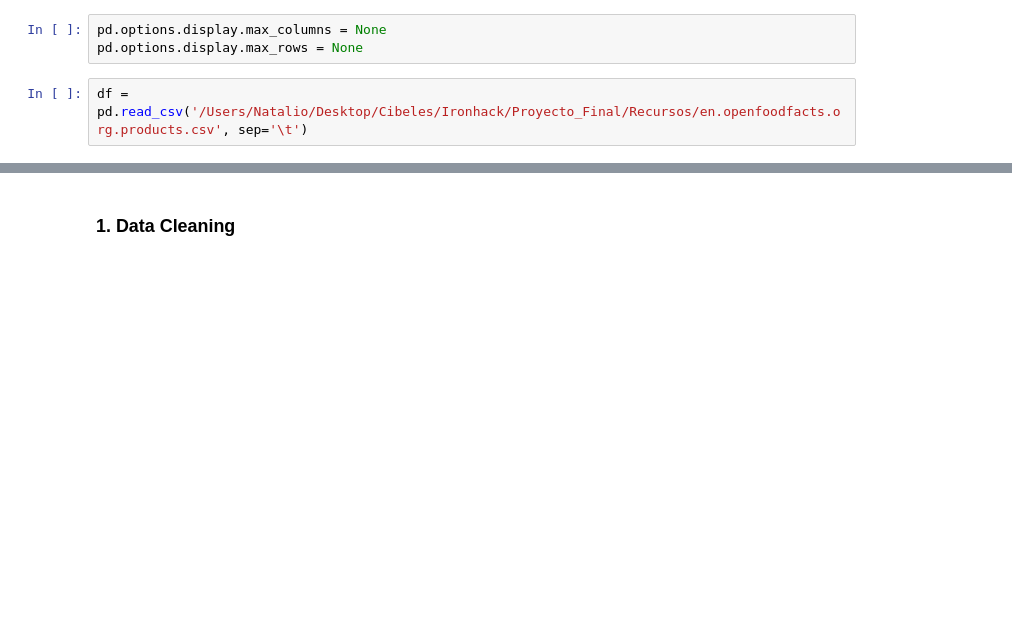
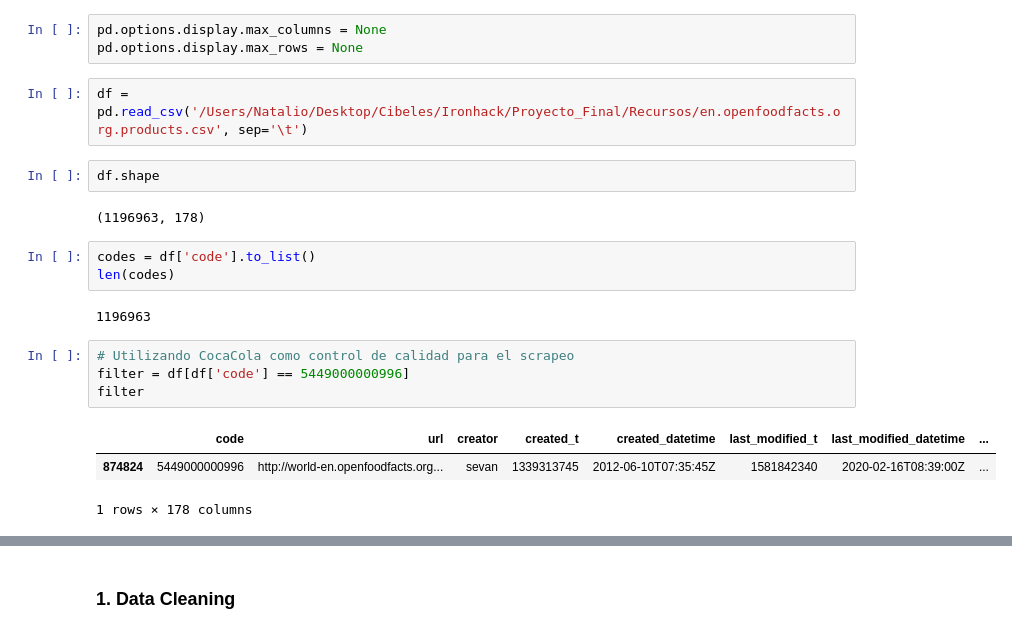
Before and after one commit to CibelesR/-Ironhack-La-Turra-Final, a Jupyter notebook: notebooks/Previa.ipynb, the cells around one changed output, grey strips where cells are left out. Saved outputs shown, nothing was run; the diff lists cells and outputs as text; blank space fills up the shorter version.

```diff
--- a/notebooks/Previa.ipynb
+++ b/notebooks/Previa.ipynb
@@ -9,3 +9,20 @@ pd.options.display.max_columns = None
 pd.options.display.max_rows = None
 # %%
 df = pd.read_csv('/Users/Natalio/Desktop/Cibeles/Ironhack/Proyecto_Final/Recursos/en.openfoodfacts.org.products.csv', sep='\t')
+# %%
+df.shape
+# %% [output]
+(1196963, 178)
+# %%
+codes = df['code'].to_list()
+len(codes)
+# %% [output]
+1196963
+# %%
+# Utilizando CocaCola como control de calidad para el scrapeo
+filter = df[df['code'] == 5449000000996]
+filter
+# %% [output]
+|  | code | url | creator | created_t | created_datetime | last_modified_t | last_modified_datetime | ... |
+| 874824 | 5449000000996 | http://world-en.openfoodfacts.org... | sevan | 1339313745 | 2012-06-10T07:35:45Z | 1581842340 | 2020-02-16T08:39:00Z | ... |
+1 rows × 178 columns
```
Also changed, not shown: parts of 3 cells of this notebook, 5 other files.
